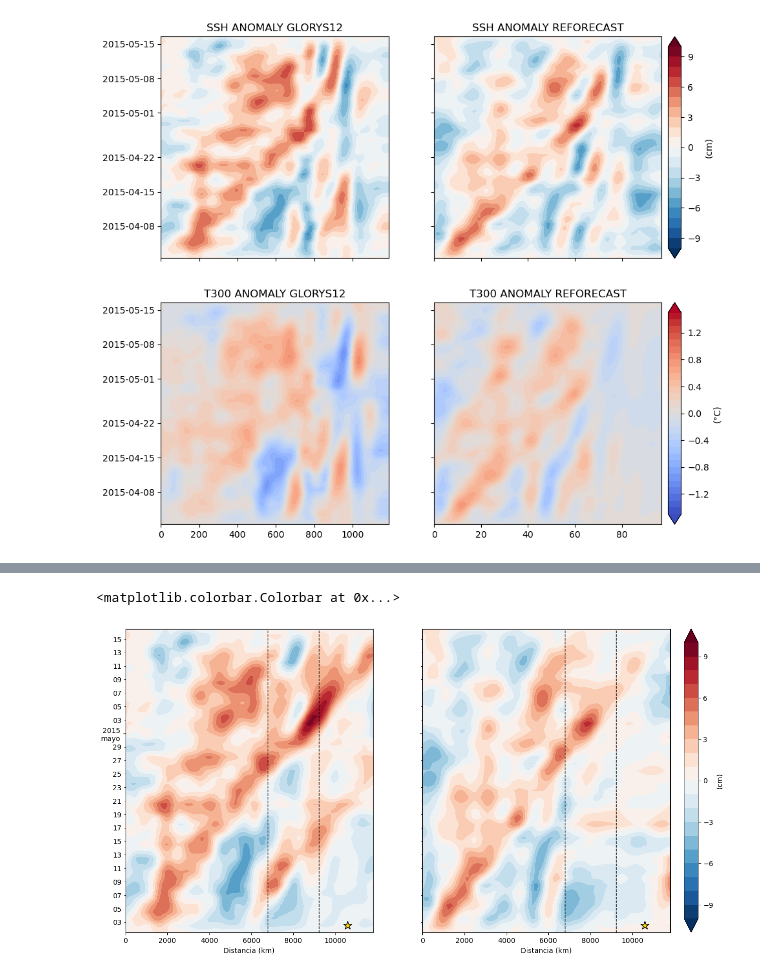
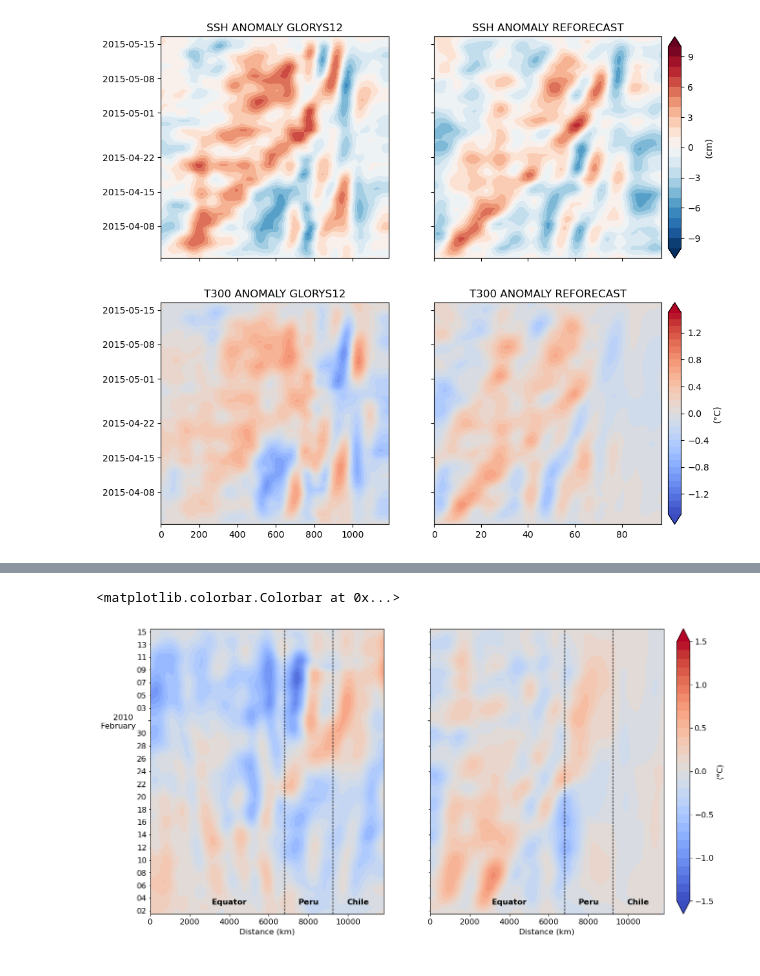
Before and after one commit to lucasglasner/S2S_CEAZA, a Jupyter notebook: quicklookhovmollers.ipynb, the cells around one changed output, grey strips where cells are left out. Drawn from its saved outputs; the diff is of its cells as text; code cells hidden in the pictures.

```diff
--- a/quicklookhovmollers.ipynb
+++ b/quicklookhovmollers.ipynb
@@ -183,36 +205,47 @@ Coordinates:
 # %%
 fig, axis = plt.subplots(1,2, sharex=True, sharey=True, facecolor='w', dpi=100, figsize=(14,8))
 import matplotlib.dates as mdates
-import locale
-locale.setlocale(locale.LC_ALL, 'es_ES.UTF-8')
-trange = slice('2015-04-01','2015-05-16')
+plt.rc('font', size=12)
+# import locale
+# locale.setlocale(locale.LC_ALL, 'es_US.UTF-8')
+# date   = pd.to_datetime('2017-01-15')
+# date   = pd.to_datetime("2015-04-29")
+date   = pd.to_datetime('2010-01-01')
+trange = slice((date.strftime('%F')),(date+pd.Timedelta(days=45)).strftime('%F'))
 x = filter_xarray(south_glorys.sel(time=trange),'time',5,1/180,btype='highpass').swap_dims({'index':'distance'})
+# x = south_glorys.sel(time=trange).swap_dims({'index':'distance'})
 x = filter_xarray(x,'distance',5,1/100).swap_dims({'distance':'index'})
-m1=axis[0].contourf(south_glorys.sel(time=trange).distance,south_glorys.sel(time=trange).time, x.zos*100, levels=np.arange(-10,10+1,1), cmap='RdBu_r', extend='both')
+m1=axis[0].contourf(south_glorys.sel(time=trange).distance,south_glorys.sel(time=trange).time, x.T300,
+                    cmap='coolwarm', extend='both',levels=np.arange(-1.5,1.5+0.1,0.1))
 
 y = filter_xarray(south_reforecast.sel(inittime=trange.start),'leadtime',5,1/180,btype='highpass').swap_dims({'index':'distance'})
+# y = south_reforecast.sel(inittime=trange.start).swap_dims({'index':'distance'})
 y = filter_xarray(y.drop_duplicates('distance'),'distance',5,1/10).swap_dims({'distance':'index'})
 
 axis[1].contourf(south_reforecast.sel(inittime=trange.start).distance,south_glorys.sel(time=trange).time,
-                 y.zos*100,levels=np.arange(-10,10+1,1),
-                 cmap='RdBu_r', extend='both')
+                 y.T300,levels=np.arange(-1.5,1.5+0.1,0.1),
+                 cmap='coolwarm', extend='both')
 
 
 for ax in axis:
+
     ax.axvline(6783.89008117, color='k', linestyle="--", lw=1)
     ax.axvline(9215.87675836, color='k', linestyle="--", lw=1)
+    ax.text(4e3,pd.to_datetime((date+pd.Timedelta(days=2)).strftime('%F')),'Equator',transform=ax.transData, ha='center', weight='bold')
+    ax.text(8e3,pd.to_datetime((date+pd.Timedelta(days=2)).strftime('%F')),'Peru',transform=ax.transData, ha='center', weight='bold')
+    ax.text(10.5e3,pd.to_datetime((date+pd.Timedelta(days=2)).strftime('%F')),'Chile',transform=ax.transData, ha='center', weight='bold')
     ax.yaxis.set_major_locator(mdates.MonthLocator(interval=1))
-    ax.yaxis.set_major_formatter(mdates.DateFormatter('%Y\n%B'))
+    ax.yaxis.set_major_formatter(mdates.DateFormatter('%Y     \n%B    '))
     ax.yaxis.set_minor_locator(mdates.DayLocator(interval=2))
     ax.yaxis.set_minor_formatter(mdates.DateFormatter('%d'))
     ax.set_xlim(0,11.8e3)
-    ax.set_xlabel('Distancia (km)')
-    ax.scatter([10587.65441762],[16527.5], s=150, zorder=3, marker='*', ec='k', color='gold')
+    ax.set_xlabel('Distance (km)')
+    # ax.scatter([10587.65441762],[16527.5], s=150, zorder=3, marker='*', ec='k', color='gold')
 
 
 box1 = axis[1].get_position()
 cax1 = fig.add_axes([box1.xmax+0.02,box1.ymin,0.02,box1.ymax-box1.ymin])
-fig.colorbar(m1, cax=cax1, label='(cm)')
+fig.colorbar(m1, cax=cax1, label='(°C)', ticks=np.arange(-1.5,1.5+0.5,0.5))
 # %% [output]
 <matplotlib.colorbar.Colorbar at 0x...>
-[figure, old version]
+[figure, new version]
```
Also changed, not shown: parts of 3 cells of this notebook, 8 other files.
